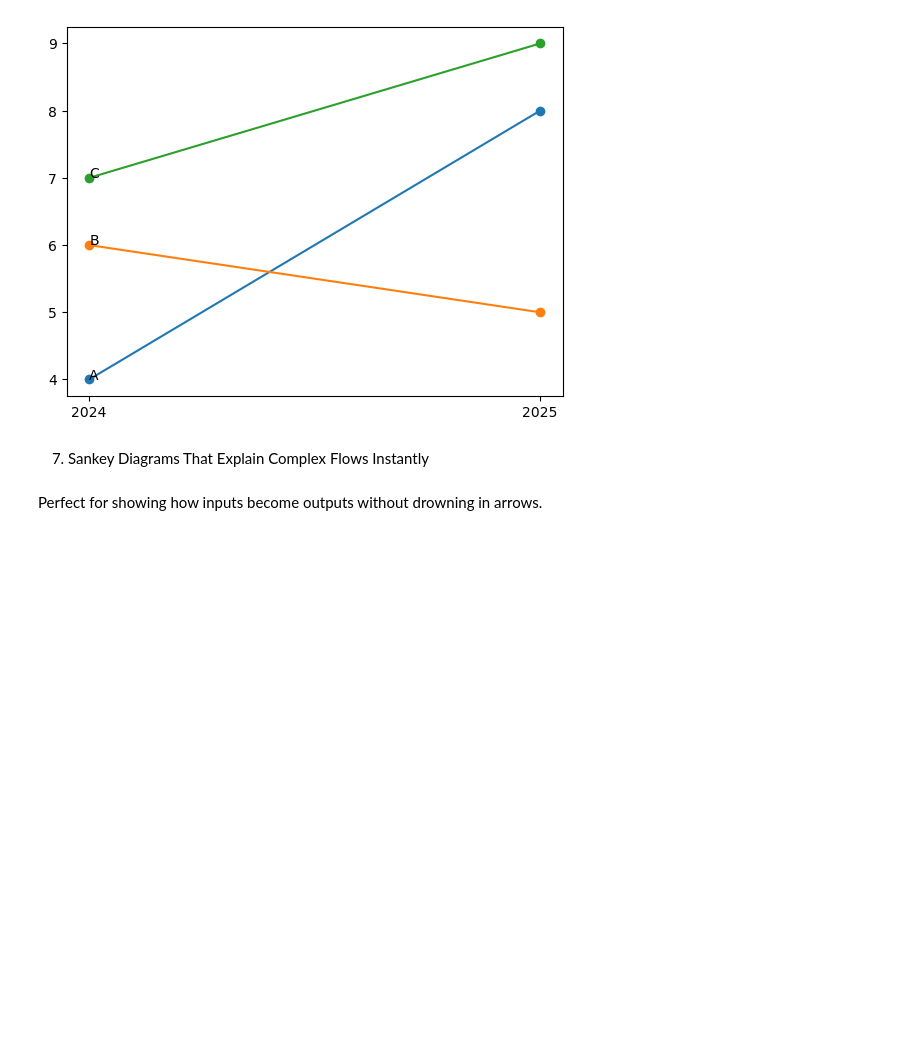
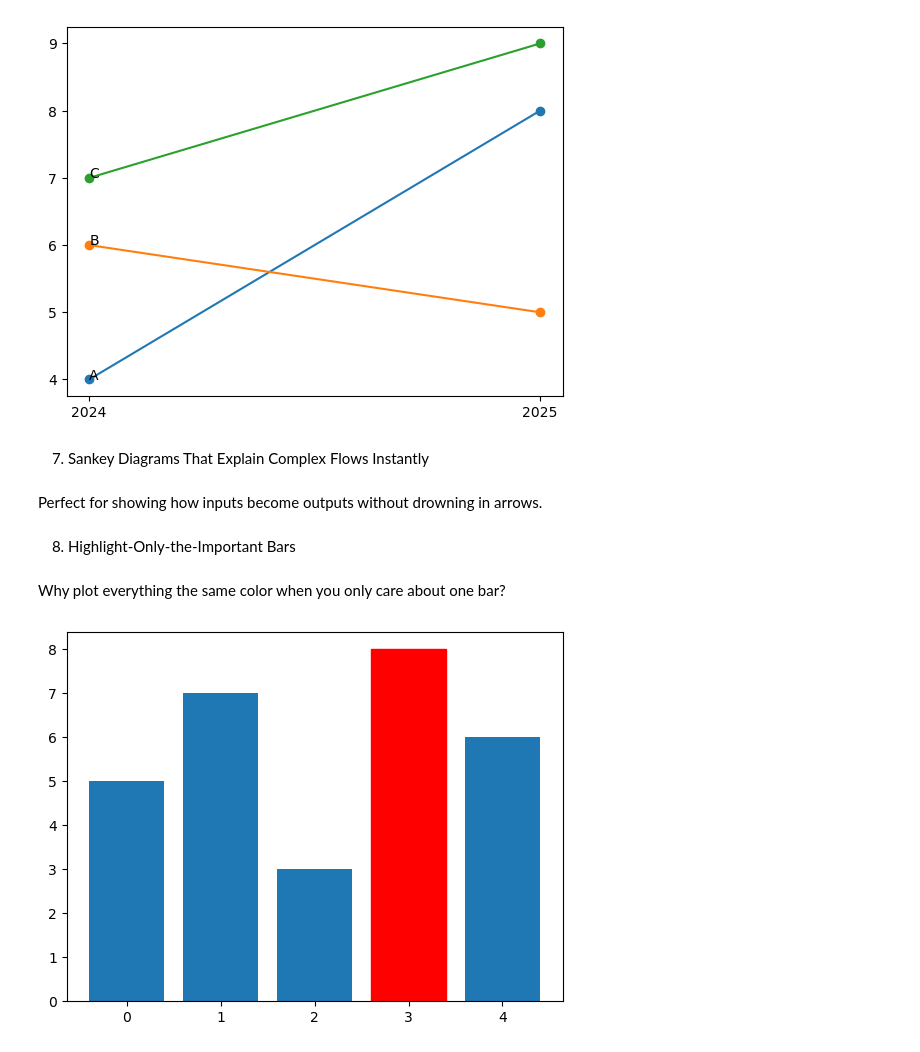
Before and after one commit to ARUNAGIRINATHAN-K/Unknown-1, a Jupyter notebook: Annotated Timelines.ipynb, the cells around one changed output. Cells and saved outputs as stored; diff of their text form; code cells hidden in the pictures; blank space fills up the shorter version.

Commit message:
Bar-chart

```diff
--- a/Annotated Timelines.ipynb
+++ b/Annotated Timelines.ipynb
@@ -143,3 +143,16 @@ fig = go.Figure(go.Sankey(
     link=dict(source=[0, 1, 0], target=[2, 3, 3], value=[8, 4, 2])
 ))
 fig.show()
+# %% [markdown]
+8. Highlight-Only-the-Important Bars
+# %% [markdown]
+Why plot everything the same color when you only care about one bar?
+# %%
+import matplotlib.pyplot as plt
+
+data = [5, 7, 3, 8, 6]
+bars = plt.bar(range(len(data)), data)
+bars[3].set_color('red')
+plt.show()
+# %% [output]
+[figure, added]
```
